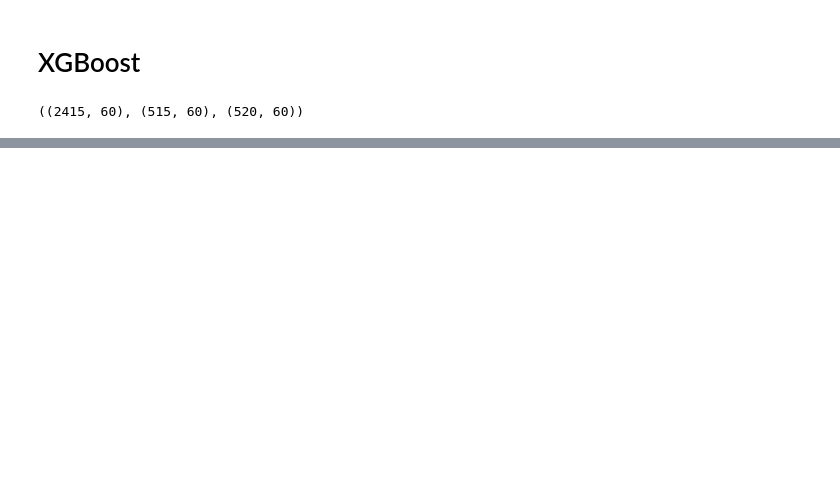
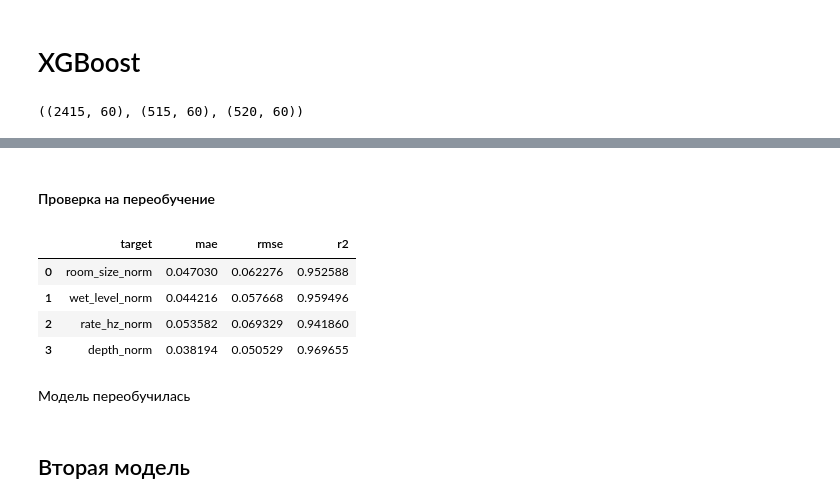
Before and after one commit to sevavargin/Guitar-ML, a Jupyter notebook: notebooks/4_xgboost.ipynb, the cells around one changed output, grey strips where cells are left out. Cells and saved outputs as stored; diff of their text form; code cells hidden in the pictures; blank space fills up the shorter version.

Commit message:
12 первая модель переобучилась

```diff
--- a/notebooks/4_xgboost.ipynb
+++ b/notebooks/4_xgboost.ipynb
@@ -23,0 +91,40 @@ train_df.shape, val_df.shape, test_df.shape
+# %%
+def scores(y_true, y_pred, target_cols):
+    results = []
+
+    for i, target in enumerate(target_cols):
+        mae = mean_absolute_error(
+            y_true[target],
+            y_pred[:, i]
+        )
+
+        rmse = mean_squared_error(
+        y_true[target],
+        y_pred[:, i]
+        ) ** 0.5
+
+        r2 = r2_score(
+        y_true[target],
+        y_pred[:, i]
+        )
+
+        results.append({
+            "target": target,
+            "mae": mae,
+            "rmse": rmse,
+            "r2": r2
+        })
+
+    return pd.DataFrame(results)
+
+
+val_scores = scores(y_val, y_val_pred, target_cols)
+
+
+print(val_scores)
+
+mean_mae = val_scores["mae"].mean()
+mean_r2 = val_scores["r2"].mean()
+
+print("Mean MAE:", mean_mae)
+print("Mean R^2:", mean_r2)
@@ -23,0 +139,17 @@ train_df.shape, val_df.shape, test_df.shape
+# %% [markdown]
+#### Проверка на переобучение
+# %%
+y_train_predict = model.predict(X_train)
+
+train_scores = scores(y_train, y_train_predict, target_cols)
+train_scores
+# %% [output]
+|  | target | mae | rmse | r2 |
+| 0 | room_size_norm | 0.047030 | 0.062276 | 0.952588 |
+| 1 | wet_level_norm | 0.044216 | 0.057668 | 0.959496 |
+| 2 | rate_hz_norm | 0.053582 | 0.069329 | 0.941860 |
+| 3 | depth_norm | 0.038194 | 0.050529 | 0.969655 |
+# %% [markdown]
+Модель переобучилась
+# %% [markdown]
+## Вторая модель
```
Also changed, not shown: parts of 8 cells of this notebook.
